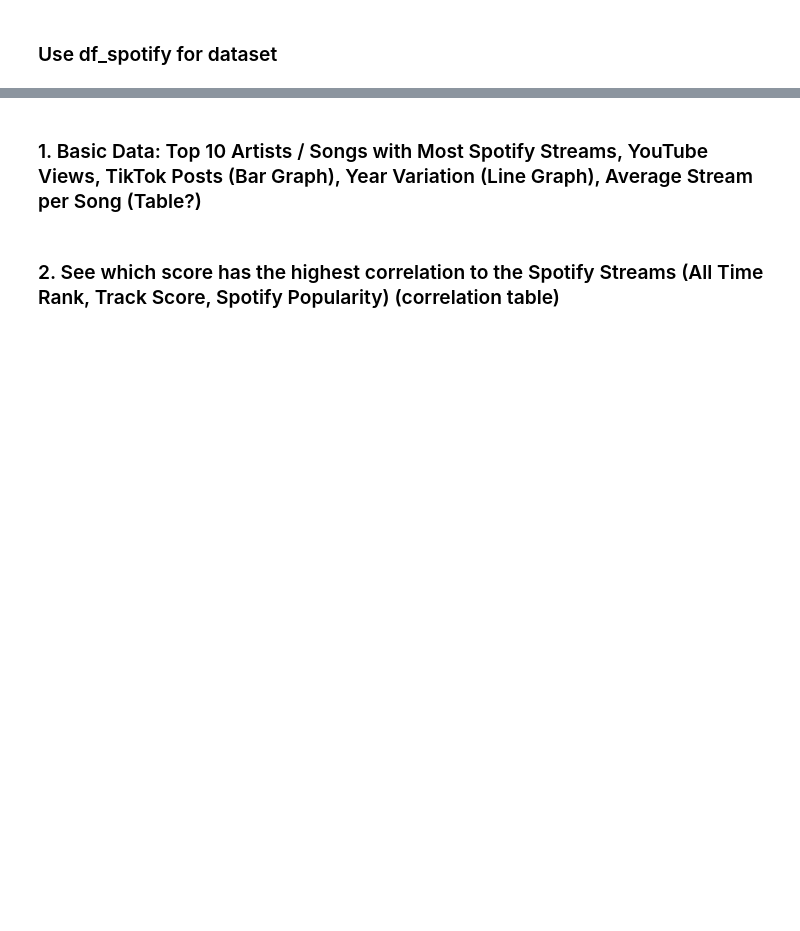
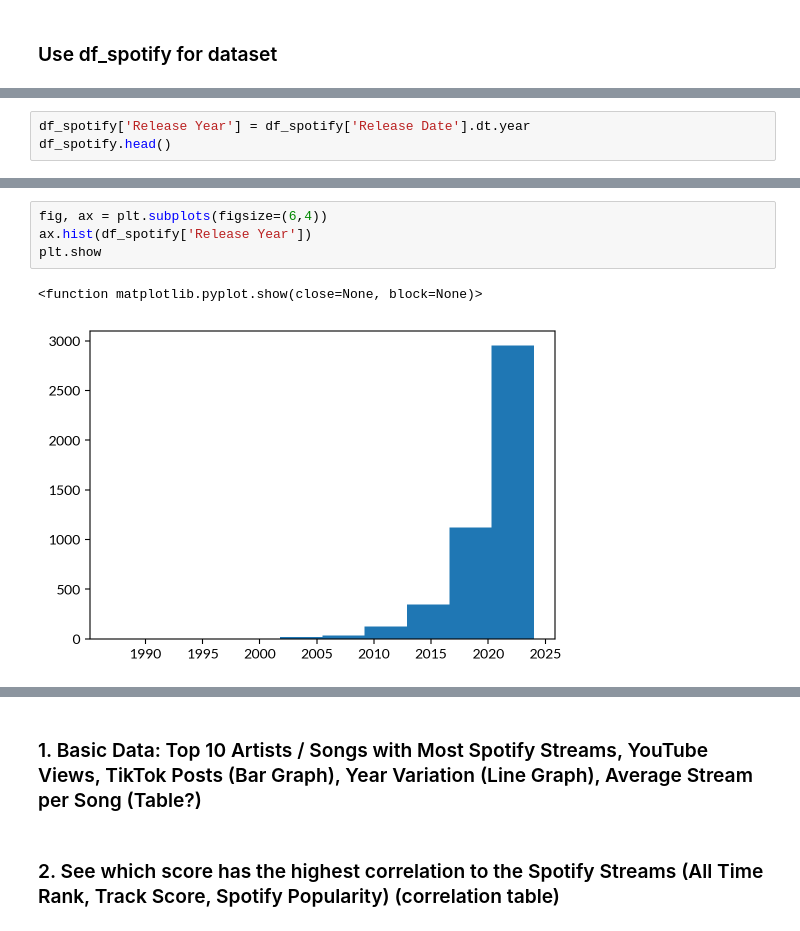
Before and after one commit to suhholee/Spotify-EDA-and-Visualization, a Jupyter notebook: MSDS 593_Group 23_Final Presentation.ipynb, the cells around one changed output, grey strips where cells are left out. Cells and saved outputs as stored; diff of their text form; blank space fills up the shorter version.

Commit message:
added song data graph

```diff
--- a/MSDS 593_Group 23_Final Presentation.ipynb
+++ b/MSDS 593_Group 23_Final Presentation.ipynb
@@ -208,0 +213,3 @@ df_spotify.describe()
+# %%
+df_spotify['Release Year'] = df_spotify['Release Date'].dt.year
+df_spotify.head()
@@ -208,0 +224,7 @@ df_spotify.describe()
+# %%
+fig, ax = plt.subplots(figsize=(6,4))
+ax.hist(df_spotify['Release Year'])
+plt.show
+# %% [output]
+<function matplotlib.pyplot.show(close=None, block=None)>
+[figure, added]
```
Also changed, not shown: parts of 16 cells of this notebook, 19 other files.
